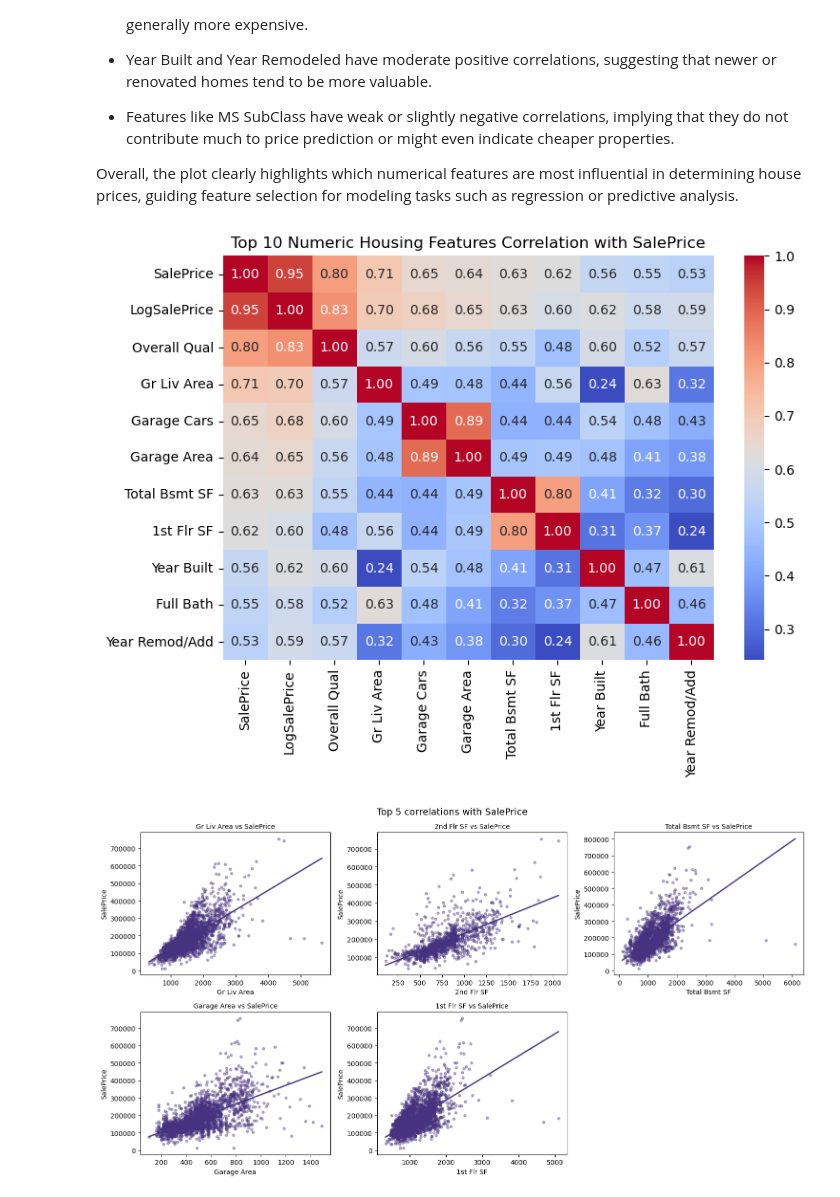
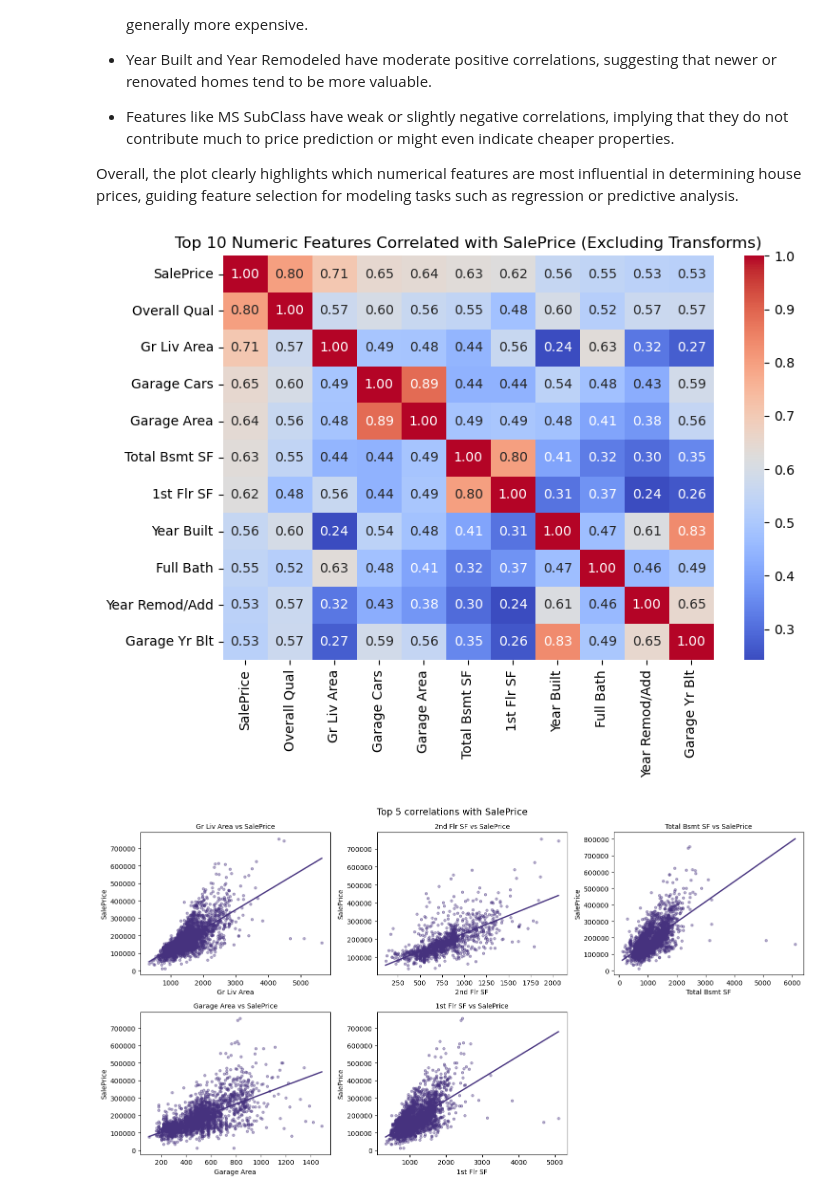
Before and after one commit to i-demetriou/dsc510-group-project, a Jupyter notebook: dsc510.theofanous.alexandrou.demetriou.ipynb, the cells around one changed output. Drawn from its saved outputs; the diff is of its cells as text; code cells hidden in the pictures.

```diff
--- a/dsc510.theofanous.alexandrou.demetriou.ipynb
+++ b/dsc510.theofanous.alexandrou.demetriou.ipynb
@@ -994,16 +996,28 @@ Name: SalePrice, dtype: float64
 
 Overall, the plot clearly highlights which numerical features are most influential in determining house prices, guiding feature selection for modeling tasks such as regression or predictive analysis.
 # %%
+# Compute correlation matrix for numeric columns only
 corr = original.corr(numeric_only=True)
-top_corr = corr["SalePrice"].sort_values(ascending=False).head(11).index
 
+# Columns to exclude (transformed SalePrice variants)
+exclude_cols = ['SqrtSalePrice', 'LogSalePrice', 'BoxCoxSalePrice', 'YeoJohnsonSalePrice']
+
+# Drop from both rows and columns if they exist
+corr_filtered = corr.drop(index=[col for col in exclude_cols if col in corr.index],
+                          columns=[col for col in exclude_cols if col in corr.columns],
+                          errors='ignore')
+
+# Get top 10 features most correlated with SalePrice (including SalePrice itself)
+top_corr = corr_filtered['SalePrice'].sort_values(ascending=False).head(11).index
+
+# Plot heatmap
 plt.figure(figsize=(8,6))
 sns.heatmap(original[top_corr].corr(), annot=True, cmap="coolwarm", fmt=".2f")
-plt.title("Top 10 Numeric Housing Features Correlation with SalePrice")
+plt.title("Top 10 Numeric Features Correlated with SalePrice (Excluding Transforms)")
 plt.tight_layout()
 plt.show()
 # %% [output]
-[figure, old version]
+[figure, new version]
 # %%
 numeric_df = df.select_dtypes(include=[np.number])
 corr = numeric_df.corr()
```
Also changed, not shown: parts of 4 cells of this notebook.
